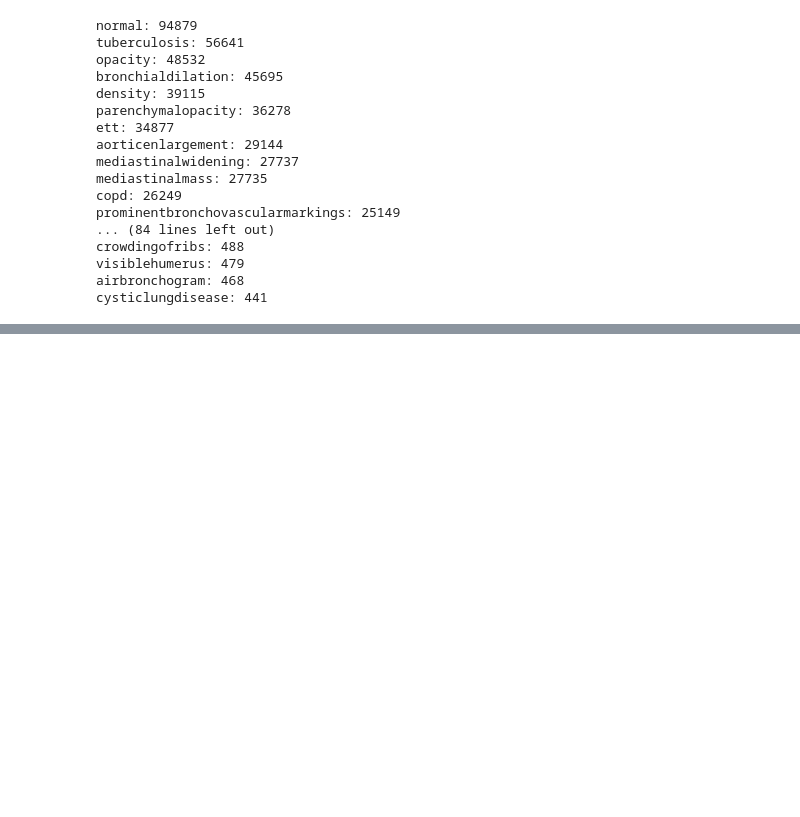
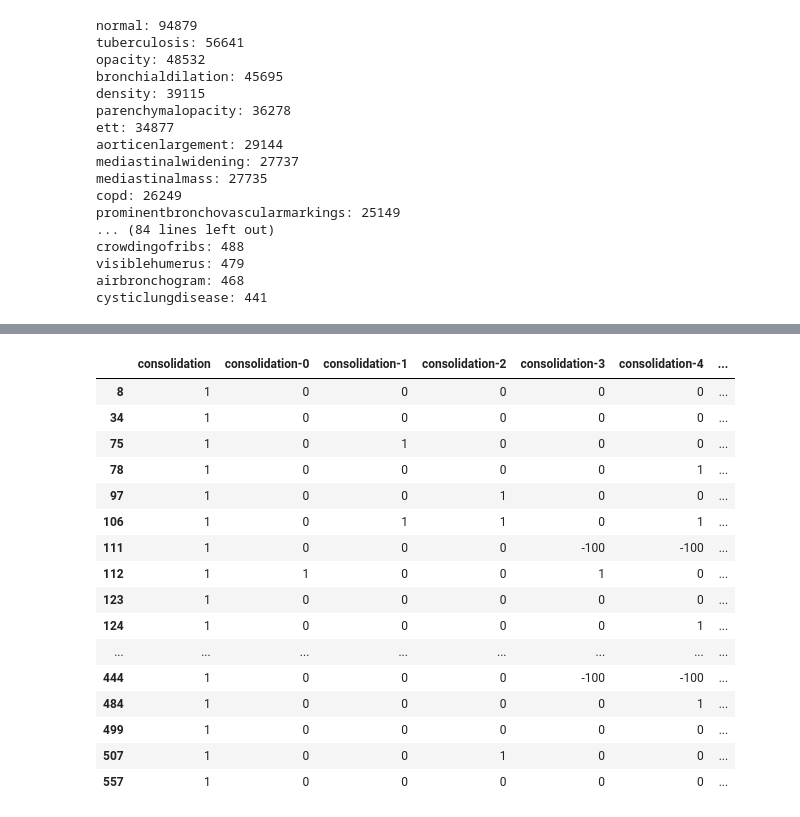
Before and after one commit to pranavrao-qure/MiniTasks, a Jupyter notebook: Radbert/ReportTagAnalysis.ipynb, the cells around one changed output, grey strips where cells are left out. Saved outputs shown, nothing was run; the diff lists cells and outputs as text; code cells hidden in the pictures; blank space fills up the shorter version.

Commit message:
1. More Tests in ReportTags_analysis.ipynb 2. Cuda Fixes in RadBert_finetuning.ipynb (Using .to(device) for models, input tensors and labels

```diff
--- a/Radbert/ReportTagAnalysis.ipynb
+++ b/Radbert/ReportTagAnalysis.ipynb
@@ -112,7 +170,8 @@ col_prevelance_dict = dict([(col, value_ser.get(1, 0)) for col, value_ser in col
 # %%
+## Sorting the labels on presence counts, removing the labels with location modifier suffixes and converting into strings for printing
 sorted_prevelance_list = sorted(col_prevelance_dict.items(), key=lambda x : x[1], reverse=True)
-suffixes = ['-0', '-1', '-2', '-3', '-4', '-5', '-left', 'right']
-filtered_sorted_prevelance_list = filter(lambda x : not any([x[0].endswith(suf) for suf in suffixes]), sorted_prevelance_list)
+location_suffixes = ['-0', '-1', '-2', '-3', '-4', '-5', '-left', '-right']
+filtered_sorted_prevelance_list = filter(lambda x : not any([x[0].endswith(suf) for suf in location_suffixes]), sorted_prevelance_list)
 tags_count_summary = list(map(lambda x : f'{x[0]}: {x[1]}', filtered_sorted_prevelance_list))
 # %%
 print('\n'.join(tags_count_summary[:20]))
@@ -179,0 +258,6 @@ cysticlungdisease: 441
+# %%
+def label_rows(df, label, suffixes):
+    return df[df[label] == 1][[label] + [label + suffix for suffix in suffixes]]
+# %%
+consolidation_rows = label_rows(tags_med_df, 'consolidation', location_suffixes)
+consolidation_rows.describe()
@@ -179,0 +274,20 @@ cysticlungdisease: 441
+# %%
+consolidation_rows.head(30)
+# %% [output]
+|  | consolidation | consolidation-0 | consolidation-1 | consolidation-2 | consolidation-3 | consolidation-4 | ... |
+| 8 | 1 | 0 | 0 | 0 | 0 | 0 | ... |
+| 34 | 1 | 0 | 0 | 0 | 0 | 0 | ... |
+| 75 | 1 | 0 | 1 | 0 | 0 | 0 | ... |
+| 78 | 1 | 0 | 0 | 0 | 0 | 1 | ... |
+| 97 | 1 | 0 | 0 | 1 | 0 | 0 | ... |
+| 106 | 1 | 0 | 1 | 1 | 0 | 1 | ... |
+| 111 | 1 | 0 | 0 | 0 | -100 | -100 | ... |
+| 112 | 1 | 1 | 0 | 0 | 1 | 0 | ... |
+| 123 | 1 | 0 | 0 | 0 | 0 | 0 | ... |
+| 124 | 1 | 0 | 0 | 0 | 0 | 1 | ... |
+| ... | ... | ... | ... | ... | ... | ... | ... |
+| 444 | 1 | 0 | 0 | 0 | -100 | -100 | ... |
+| 484 | 1 | 0 | 0 | 0 | 0 | 1 | ... |
+| 499 | 1 | 0 | 0 | 0 | 0 | 0 | ... |
+| 507 | 1 | 0 | 0 | 1 | 0 | 0 | ... |
+| 557 | 1 | 0 | 0 | 0 | 0 | 0 | ... |
```
Also changed, not shown: parts of 33 cells of this notebook, 1 other file.
